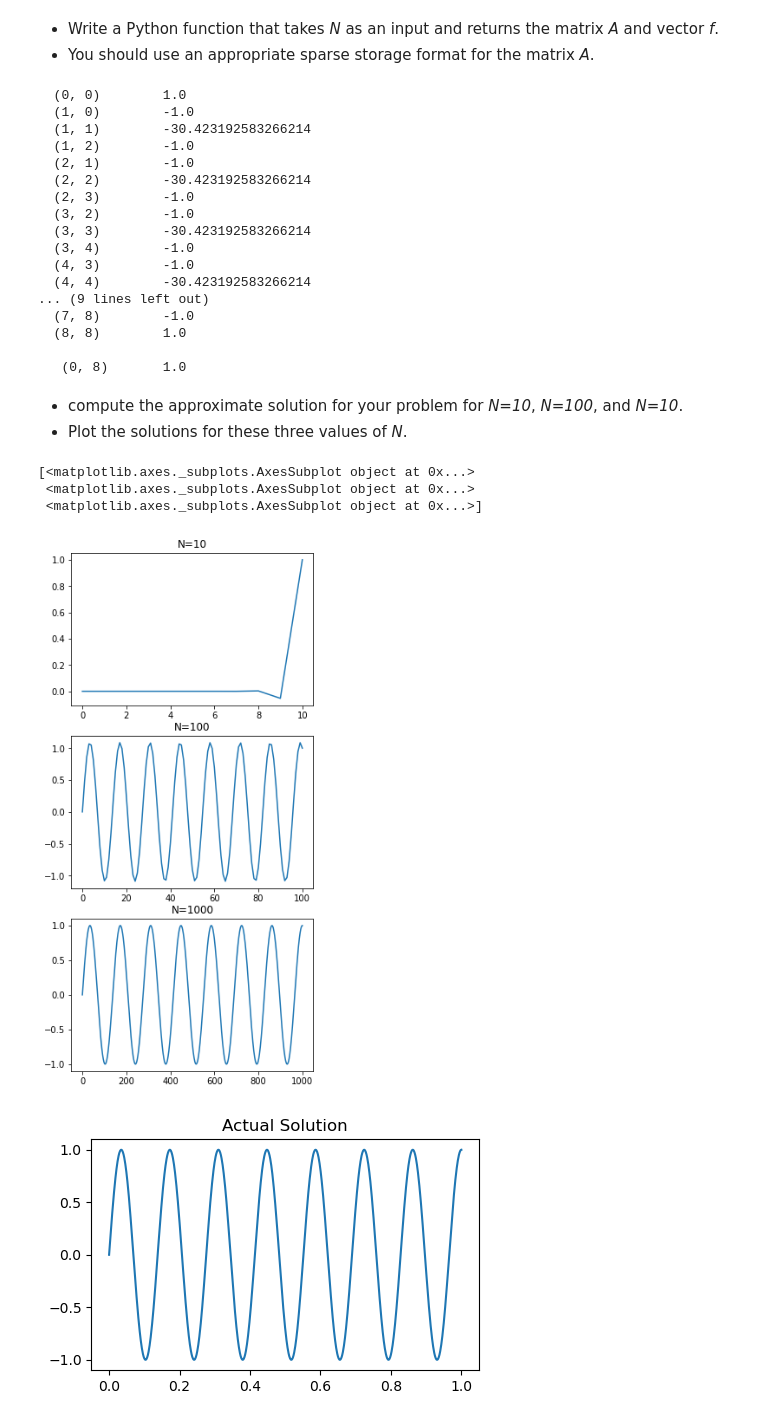
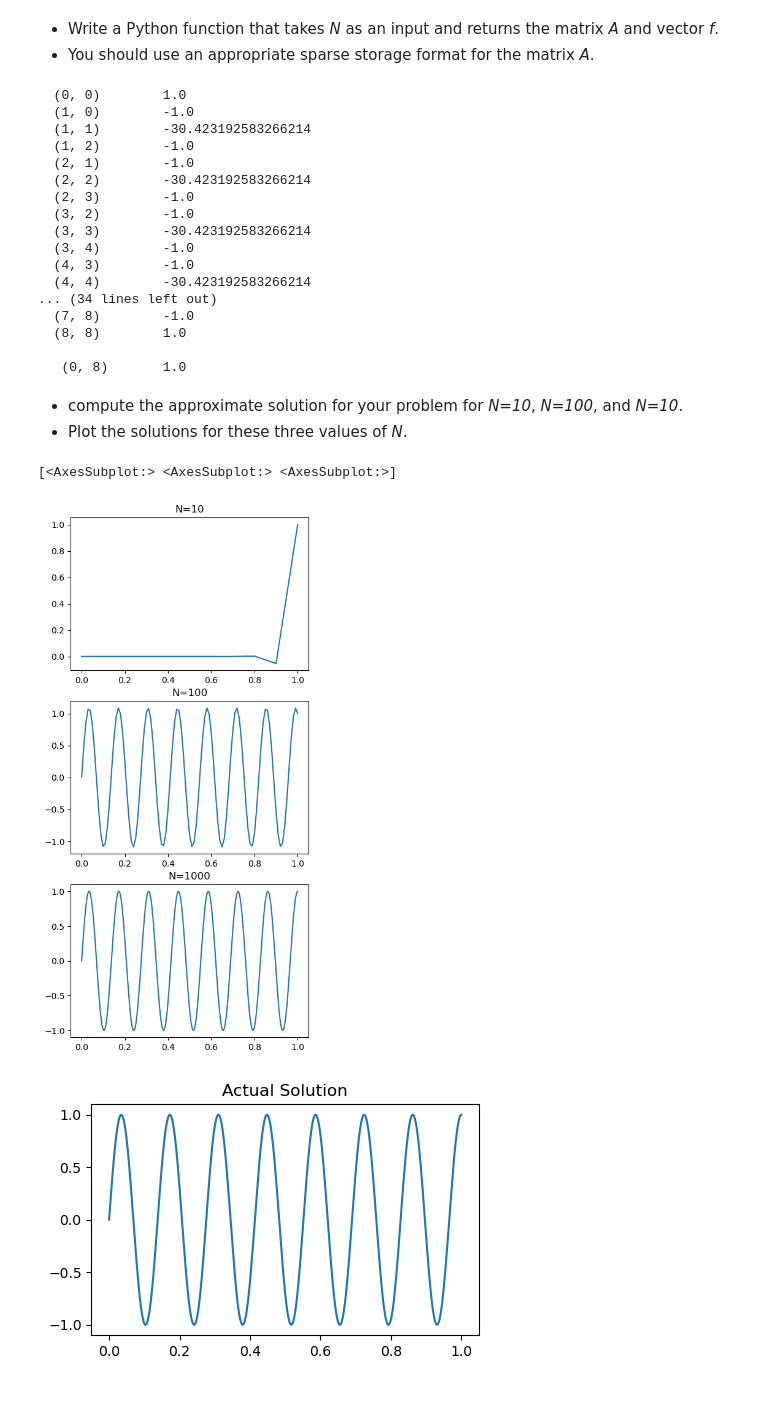
Before and after one commit to YRYoung/HPC, a Jupyter notebook: Assigenment/Assignment_2.ipynb, the cells around one changed output. Saved outputs shown, nothing was run; the diff lists cells and outputs as text; code cells hidden in the pictures.

```diff
--- a/Assigenment/Assignment_2.ipynb
+++ b/Assigenment/Assignment_2.ipynb
@@ -14,9 +14,9 @@ def generate_mat(N):
     assert N >= 0
     if N == 0: return np.array([1]), np.array([1])
 
-    f = np.concatenate([np.zeros(N), [1]], axis=0)
+    f = np.concatenate([np.zeros(N), [1]], axis=0, dtype=np.double)
 
-    A = np.zeros([N + 1, N + 1])
+    A = np.zeros([N + 1, N + 1], dtype=np.double)
     for i in range(1, N):
         A[i, i - 1:i + 2] = [-1, 2. - (29 * 29 * np.pi * np.pi / 4 / N / N), -1]
     A[0, 0] = 1
@@ -44,7 +44,7 @@ print(A, '\n\n', f)
   (3, 4)        -1.0
   (4, 3)        -1.0
   (4, 4)        -30.423192583266214
-... (9 lines left out)
+... (34 lines left out)
   (7, 8)        -1.0
   (8, 8)        1.0
 
@@ -55,26 +55,24 @@ print(A, '\n\n', f)
 # %%
 from scipy.sparse.linalg import spsolve
 import matplotlib.pyplot as plt
 
 i = 0
 fig, ax = plt.subplots(3, 1, figsize=(5, 11))
 print(ax)
 
 for N in [10, 100, 1000]:
     A, f = generate_mat(N)
     u = spsolve(A, f.T)
 
     x = np.linspace(0, N, N + 1)
-    ax[i].plot(x, u)
+    ax[i].plot(x / N, u)
     ax[i].set_title('N=' + str(N))
     i = i + 1
 
 plt.show()
 # %% [output]
-[<matplotlib.axes._subplots.AxesSubplot object at 0x...>
- <matplotlib.axes._subplots.AxesSubplot object at 0x...>
- <matplotlib.axes._subplots.AxesSubplot object at 0x...>]
+[<AxesSubplot:> <AxesSubplot:> <AxesSubplot:>]
-[figure, old version]
+[figure, new version]
 # %%
 k = 29. * np.pi / 2.
 x = np.linspace(0, 1, 1000)
```
Also changed, not shown: parts of 14 cells of this notebook.
